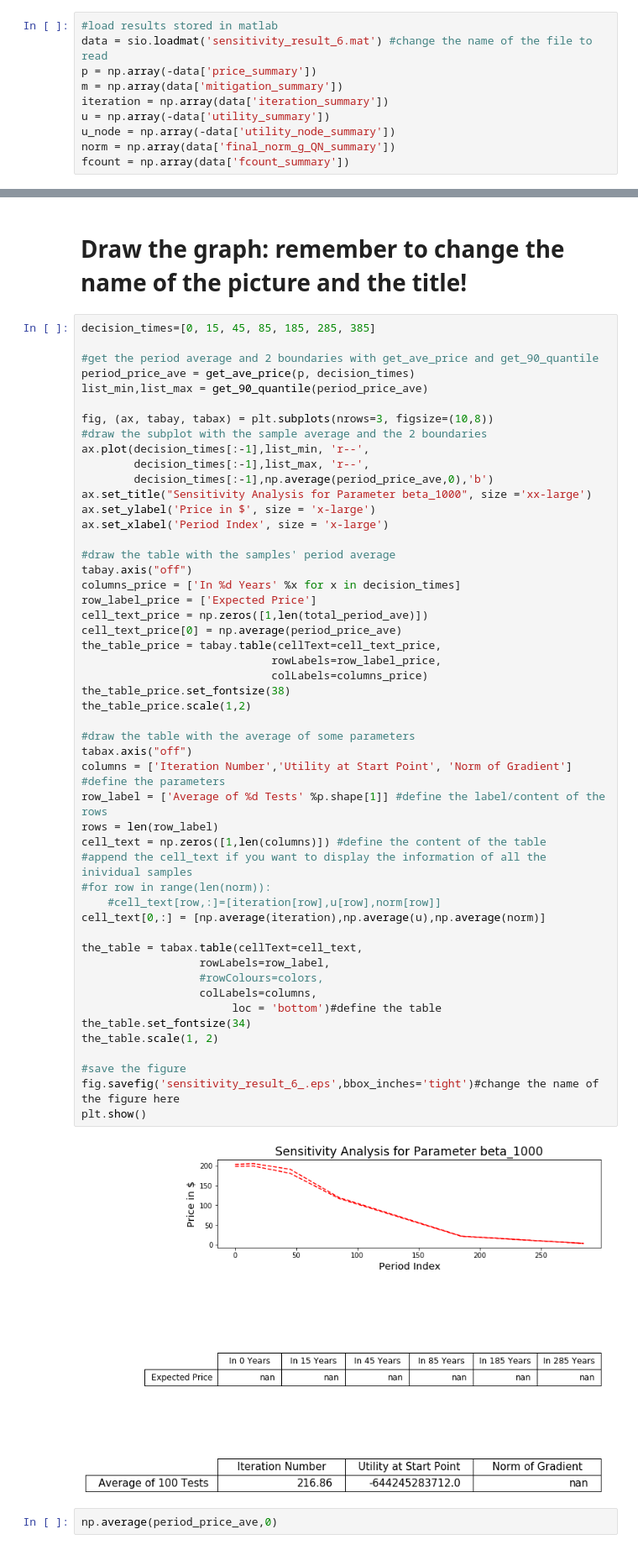
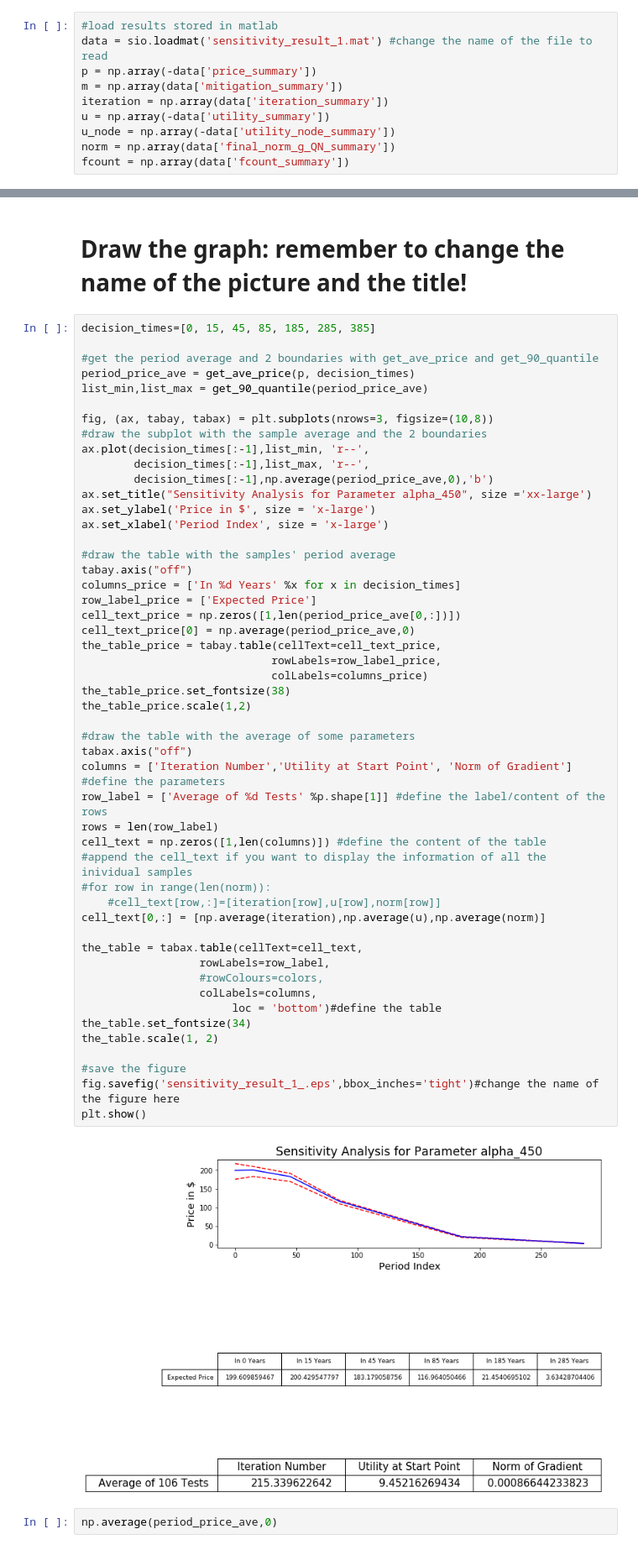
Before and after one commit to Yili-Yang/Litterman_Carbon_Pricing, a Jupyter notebook: ezclimate/graph.ipynb, the cells around one changed output, grey strips where cells are left out. Shown at 84% size. Saved outputs shown, nothing was run; the diff lists cells and outputs as text.

Commit message:
parameter 1

```diff
--- a/ezclimate/graph.ipynb
+++ b/ezclimate/graph.ipynb
@@ -12,7 +12,7 @@ import numpy as np
 # read the file to variable data and import all the variables we concern
 # %%
 #load results stored in matlab
-data = sio.loadmat('sensitivity_result_6.mat') #change the name of the file to read
+data = sio.loadmat('sensitivity_result_1.mat') #change the name of the file to read
 p = np.array(-data['price_summary'])
 m = np.array(data['mitigation_summary'])
 iteration = np.array(data['iteration_summary'])
@@ -75,7 +75,7 @@ fig, (ax, tabay, tabax) = plt.subplots(nrows=3, figsize=(10,8))
 ax.plot(decision_times[:-1],list_min, 'r--',
         decision_times[:-1],list_max, 'r--',
         decision_times[:-1],np.average(period_price_ave,0),'b')
-ax.set_title("Sensitivity Analysis for Parameter beta_1000", size ='xx-large')
+ax.set_title("Sensitivity Analysis for Parameter alpha_450", size ='xx-large')
 ax.set_ylabel('Price in $', size = 'x-large')
 ax.set_xlabel('Period Index', size = 'x-large')
 
@@ -83,38 +83,38 @@ ax.set_xlabel('Period Index', size = 'x-large')
 tabay.axis("off")
 columns_price = ['In %d Years' %x for x in decision_times]
 row_label_price = ['Expected Price']
-cell_text_price = np.zeros([1,len(total_period_ave)])
-cell_text_price[0] = np.average(period_price_ave)
+cell_text_price = np.zeros([1,len(period_price_ave[0,:])])
+cell_text_price[0] = np.average(period_price_ave,0)
 the_table_price = tabay.table(cellText=cell_text_price,
                              rowLabels=row_label_price,
                              colLabels=columns_price)
 the_table_price.set_fontsize(38)
 the_table_price.scale(1,2)
 
 #draw the table with the average of some parameters
 tabax.axis("off")
 columns = ['Iteration Number','Utility at Start Point', 'Norm of Gradient'] #define the parameters
 row_label = ['Average of %d Tests' %p.shape[1]] #define the label/content of the rows
 rows = len(row_label)
 cell_text = np.zeros([1,len(columns)]) #define the content of the table
 #append the cell_text if you want to display the information of all the inividual samples
 #for row in range(len(norm)):
     #cell_text[row,:]=[iteration[row],u[row],norm[row]]
 cell_text[0,:] = [np.average(iteration),np.average(u),np.average(norm)]
 
 the_table = tabax.table(cellText=cell_text,
                   rowLabels=row_label,
                   #rowColours=colors,
                   colLabels=columns,
                        loc = 'bottom')#define the table
 the_table.set_fontsize(34)
 the_table.scale(1, 2)
 
 #save the figure
-fig.savefig('sensitivity_result_6_.eps',bbox_inches='tight')#change the name of the figure here
+fig.savefig('sensitivity_result_1_.eps',bbox_inches='tight')#change the name of the figure here
 plt.show()
 # %% [output]
-[figure, old version]
+[figure, new version]
 # %%
 np.average(period_price_ave,0)
 # %% [output]
```
Also changed, not shown: 5 other files.
